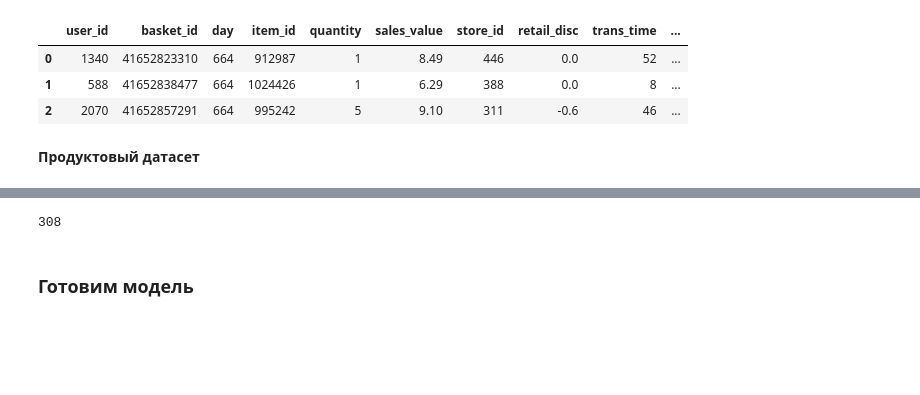
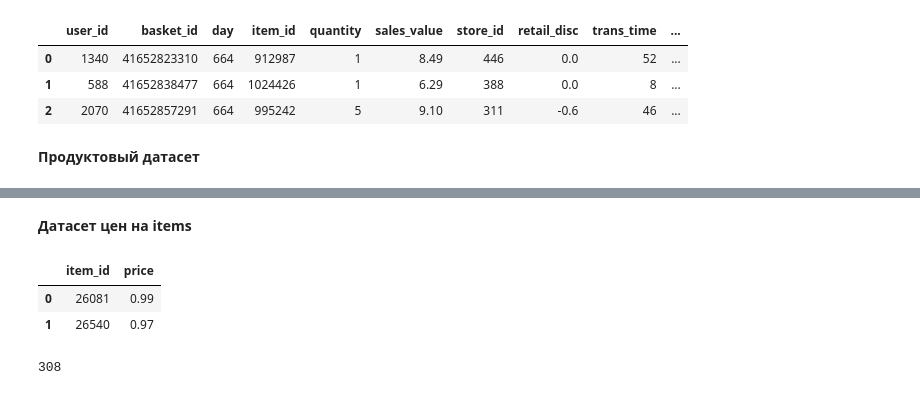
Before and after one commit to VokiVon-P/GB_recommendation, a Jupyter notebook: rr_project/rr_project.ipynb, the cells around one changed output, grey strips where cells are left out. Cells and saved outputs as stored; diff of their text form; code cells hidden in the pictures; blank space fills up the shorter version.

```diff
--- a/rr_project/rr_project.ipynb
+++ b/rr_project/rr_project.ipynb
@@ -32,6 +53,19 @@ data.rename(columns={'household_key': 'user_id',
 
 # подсчет цены
 data['price'] = data['sales_value'] / (np.maximum(data['quantity'], 1))
+
+max_svl = data['sales_value'].max()
+min_svl = data['sales_value'].min()
+delta = max_svl - min_svl
+
+std_svl = data['sales_value'].std()
+mean_svl = data['sales_value'].mean()
+print('std_svl ', std_svl, mean_svl)
+
+
+data['log_q'] = np.log(data['sales_value']+1)
+data['norm_svalue'] = (data['sales_value'] - min_svl)*1.0/delta
+data['std_svalue'] = (data['sales_value'] - mean_svl)*1.0/std_svl
 # выборосим не нужные колонки
 data = data[data.columns[1:]]
 
@@ -79,7 +112,15 @@ item_features.head(2)
+# %% [markdown]
+**Датасет цен на items**
+# %%
+items_price = data.groupby('item_id')['price'].mean().reset_index()
+items_price.columns = ['item_id', 'price']
+items_price.head(2)
+# %% [output]
+|  | item_id | price |
+| 0 | 26081 | 0.99 |
+| 1 | 26540 | 0.97 |
 # %%
 # количество подкатегорий товаров
 item_features.commodity_desc.nunique()
 # %% [output]
 308
-# %% [markdown]
-### Готовим модель
```
Also changed, not shown: parts of 54 cells of this notebook, 2 other files.
